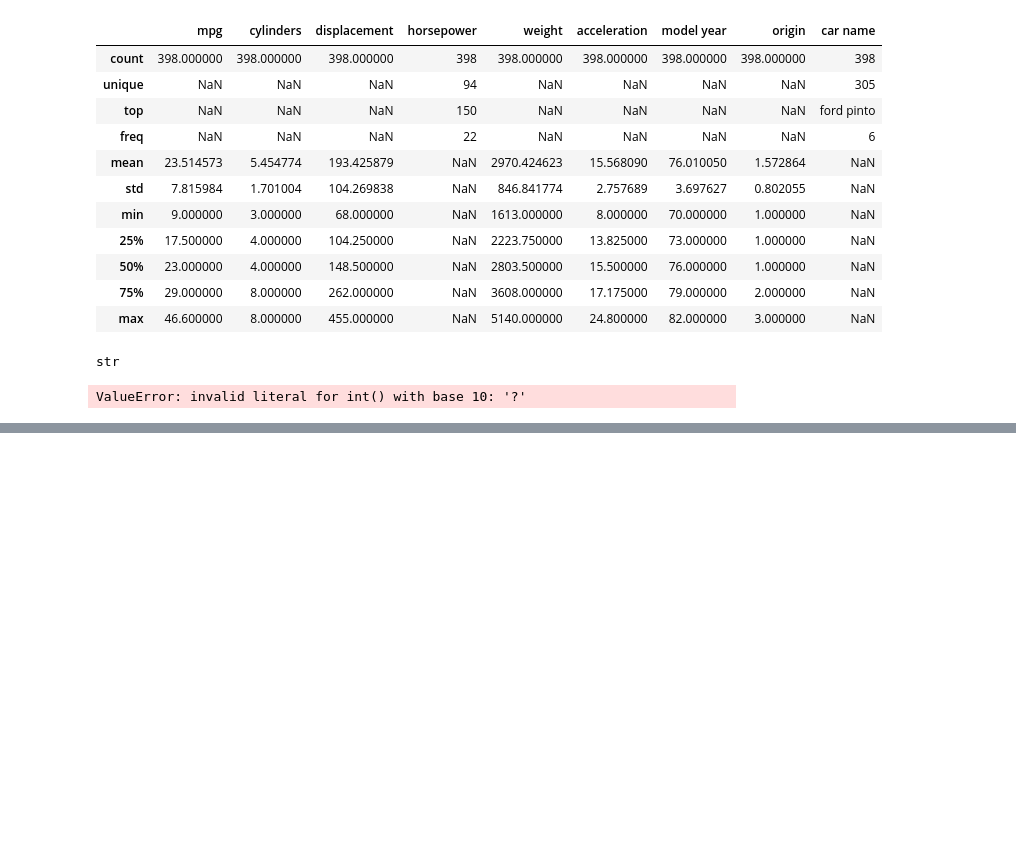
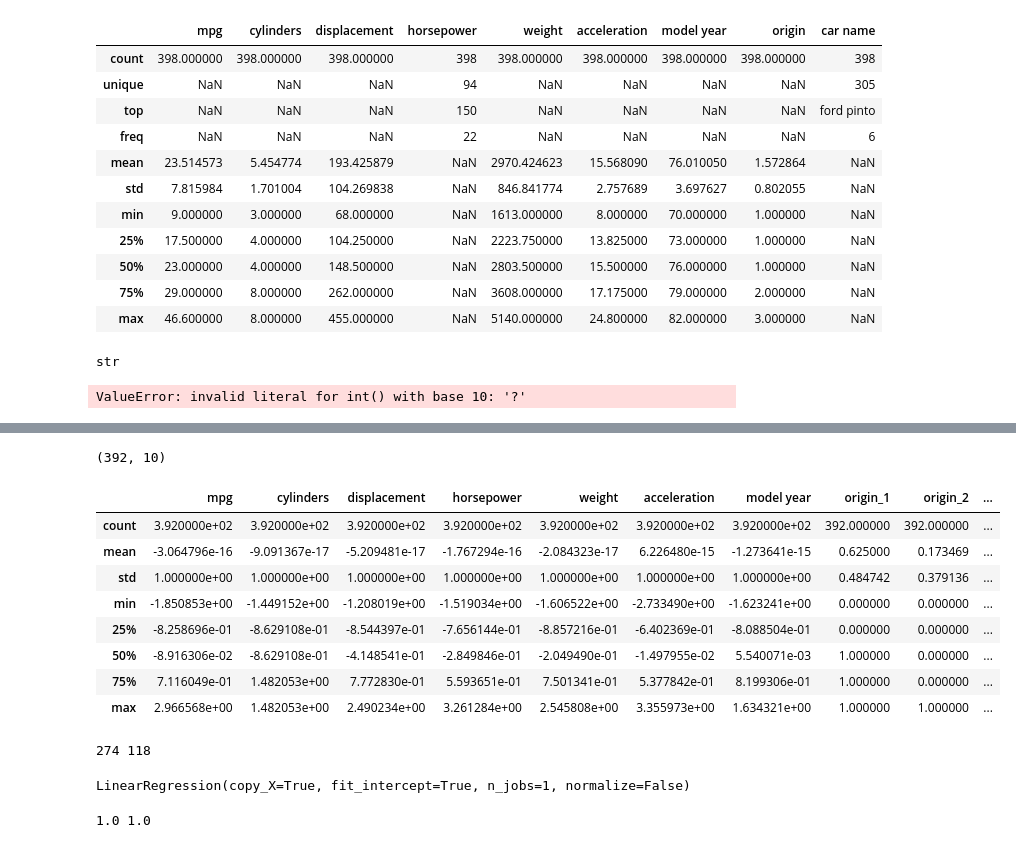
Before and after one commit to mzemlyanikin/hse-ml, a Jupyter notebook: auto-mpg.ipynb, the cells around one changed output, grey strips where cells are left out. Cells and saved outputs as stored; diff of their text form; code cells hidden in the pictures; blank space fills up the shorter version.

```diff
--- a/auto-mpg.ipynb
+++ b/auto-mpg.ipynb
@@ -173,0 +247,3 @@ ValueError: invalid literal for int() with base 10: '?'
+# %%
+data_nonbinary = pd.get_dummies(data[nonbinary_columns])
+print(data_nonbinary.columns)
@@ -173,0 +252,3 @@ ValueError: invalid literal for int() with base 10: '?'
+# %%
+data_numerical = data[numerical_columns]
+data_numerical.describe()
@@ -173,0 +265,2 @@ ValueError: invalid literal for int() with base 10: '?'
+# %%
+data_numerical = (data_numerical - data_numerical.mean(axis = 0))/data_numerical.std(axis = 0)
@@ -173,0 +279,17 @@ ValueError: invalid literal for int() with base 10: '?'
+# %%
+data = pd.concat((data_numerical, data_nonbinary), axis = 1)
+print(data.shape)
+# %% [output]
+(392, 10)
+# %%
+data.describe()
+# %% [output]
+|  | mpg | cylinders | displacement | horsepower | weight | acceleration | model year | origin_1 | origin_2 | ... |
+| count | 3.920000e+02 | 3.920000e+02 | 3.920000e+02 | 3.920000e+02 | 3.920000e+02 | 3.920000e+02 | 3.920000e+02 | 392.000000 | 392.000000 | ... |
+| mean | -3.064796e-16 | -9.091367e-17 | -5.209481e-17 | -1.767294e-16 | -2.084323e-17 | 6.226480e-15 | -1.273641e-15 | 0.625000 | 0.173469 | ... |
+| std | 1.000000e+00 | 1.000000e+00 | 1.000000e+00 | 1.000000e+00 | 1.000000e+00 | 1.000000e+00 | 1.000000e+00 | 0.484742 | 0.379136 | ... |
+| min | -1.850853e+00 | -1.449152e+00 | -1.208019e+00 | -1.519034e+00 | -1.606522e+00 | -2.733490e+00 | -1.623241e+00 | 0.000000 | 0.000000 | ... |
+| 25% | -8.258696e-01 | -8.629108e-01 | -8.544397e-01 | -7.656144e-01 | -8.857216e-01 | -6.402369e-01 | -8.088504e-01 | 0.000000 | 0.000000 | ... |
+| 50% | -8.916306e-02 | -8.629108e-01 | -4.148541e-01 | -2.849846e-01 | -2.049490e-01 | -1.497955e-02 | 5.540071e-03 | 1.000000 | 0.000000 | ... |
+| 75% | 7.116049e-01 | 1.482053e+00 | 7.772830e-01 | 5.593651e-01 | 7.501341e-01 | 5.377842e-01 | 8.199306e-01 | 1.000000 | 0.000000 | ... |
+| max | 2.966568e+00 | 1.482053e+00 | 2.490234e+00 | 3.261284e+00 | 2.545808e+00 | 3.355973e+00 | 1.634321e+00 | 1.000000 | 1.000000 | ... |
@@ -173,0 +300,28 @@ ValueError: invalid literal for int() with base 10: '?'
+# %%
+from sklearn.model_selection import train_test_split
+X_train, X_test, y_train, y_test = train_test_split(X, y, test_size = 0.3, random_state = 1)
+
+N_train, _ = X_train.shape
+N_test,  _ = X_test.shape
+
+print(N_train, N_test)
+# %% [output]
+274 118
+# %%
+from sklearn.linear_model import LinearRegression
+
+lin_reg = LinearRegression()
+#knn.set_params(n_neighbors=10)
+lin_reg.fit(X_train, y_train)
+# %% [output]
+LinearRegression(copy_X=True, fit_intercept=True, n_jobs=1, normalize=False)
+# %%
+y_train_predict = lin_reg.predict(X_train)
+y_test_predict = lin_reg.predict(X_test)
+
+err_train = np.mean(y_train != y_train_predict)
+err_test  = np.mean(y_test  != y_test_predict)
+
+print(err_train, err_test)
+# %% [output]
+1.0 1.0
```
Also changed, not shown: parts of 17 cells of this notebook.
